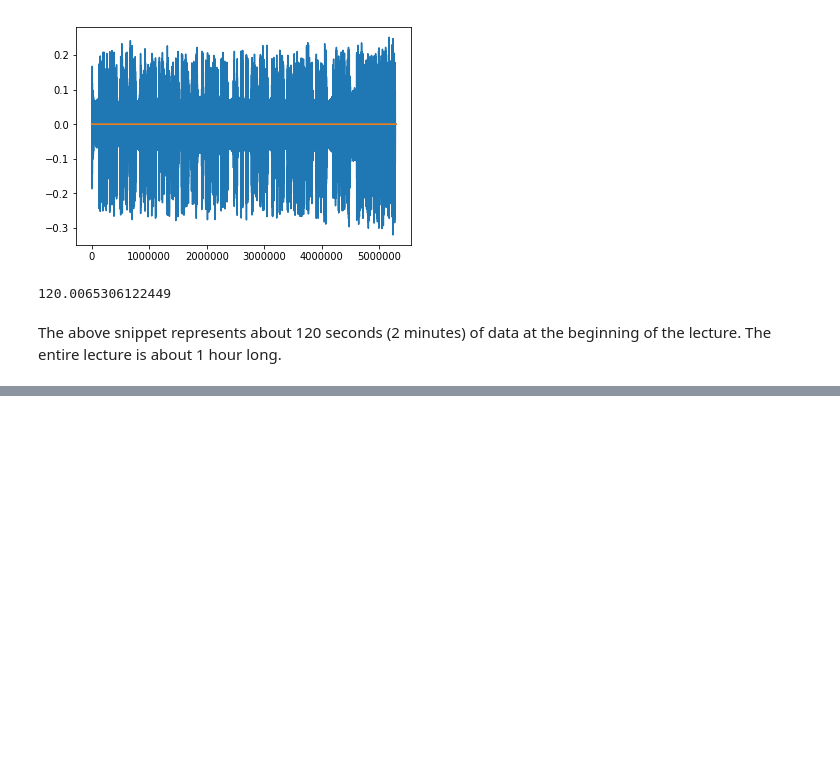
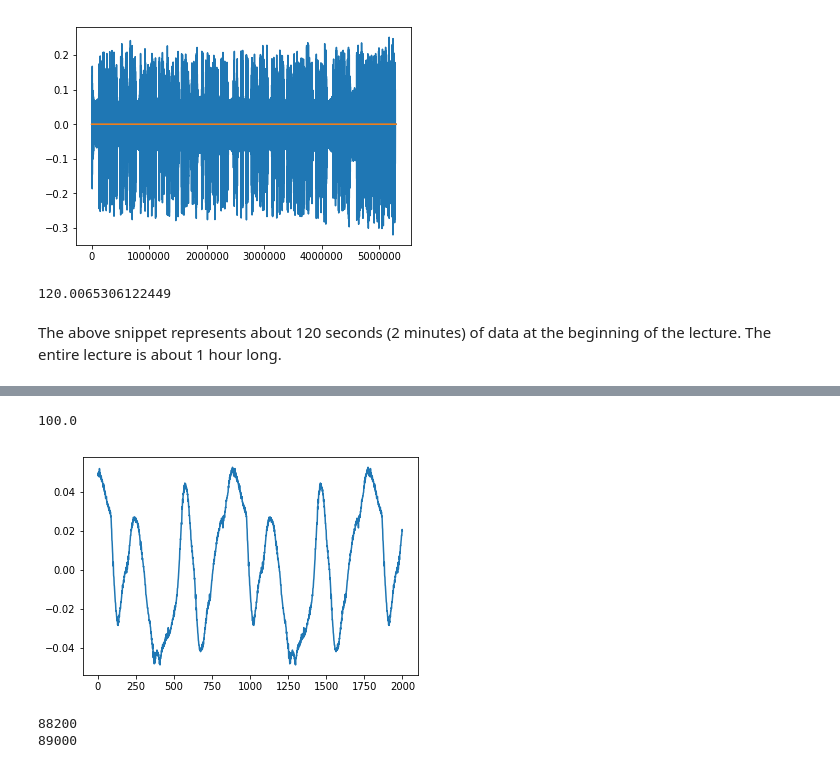
Before and after one commit to td2014/GeneralResearch-AudioProcessing, a Jupyter notebook: AudioProcessingNoiseCancellation.ipynb, the cells around one changed output, grey strips where cells are left out. Cells and saved outputs as stored; diff of their text form; code cells hidden in the pictures; blank space fills up the shorter version.

```diff
--- a/AudioProcessingNoiseCancellation.ipynb
+++ b/AudioProcessingNoiseCancellation.ipynb
@@ -41,0 +69,8 @@ sd.play(data, samplerate)
+# %%
+nTile=np.ceil(len(data_extract)/len(noise_extract)) # number of duplicates
+noise_tile = np.tile(noise_extract,nTile)
+plt.plot(noise_tile[:2000])
+nTile
+# %% [output]
+100.0
+[figure, added]
@@ -41,0 +79,6 @@ sd.play(data, samplerate)
+# %%
+print(len(data_extract))
+print(len(noise_tile))
+# %% [output]
+88200
+89000
```
Also changed, not shown: parts of 11 cells of this notebook.
